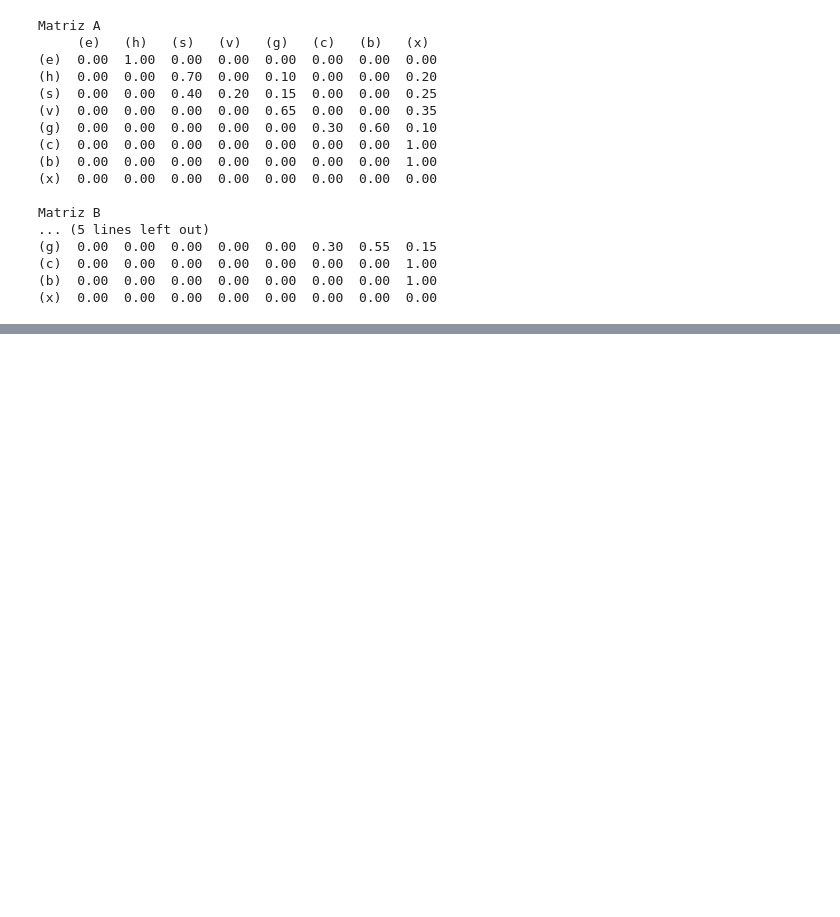
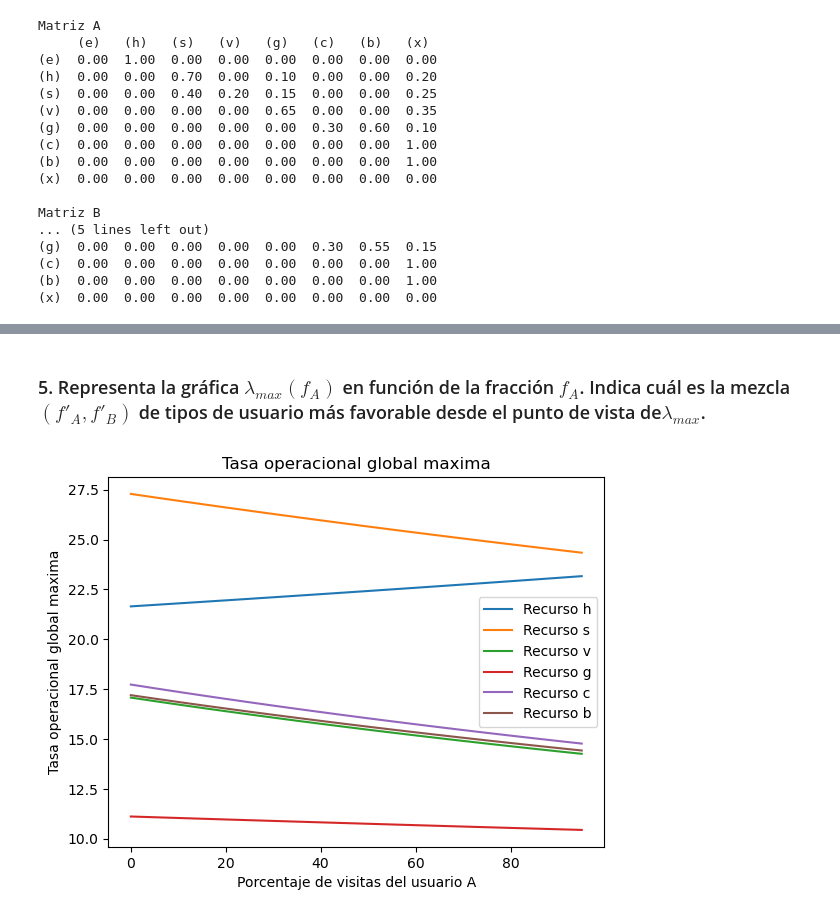
Before and after one commit to XMG2/Simulacion_Prestaciones_Web, a Jupyter notebook: base.ipynb, the cells around one changed output, grey strips where cells are left out. Cells and saved outputs as stored; diff of their text form; code cells hidden in the pictures; blank space fills up the shorter version.

```diff
--- a/base.ipynb
+++ b/base.ipynb
@@ -126,0 +354,32 @@ utils.cal_tiempo_res_op(D[:, 0], tasas, N)
+# %% [markdown]
+### 5. Representa la gráfica $\lambda_{max}(f_A)$ en función de la fracción $f_A$. Indica cuál es la mezcla $(f'_A, f'_B)$ de tipos de usuario más favorable desde el punto de vista de$\lambda_{max}$.
+# %%
+tasa_op_global_max = []
+f_a = 0
+f_b = 1 - f_a
+while f_a <= 1:
+    tasa_op_global_maximos = []
+    for i in range(len(N)):
+        tasa_op_global_maximos.append(1 / (np.sum((v_a * f_a + v_b * f_b) * D[:, i])))
+    tasa_op_global_max.append(tasa_op_global_maximos)
+    f_a += 0.05
+    f_b = 1 - f_a
+
+# Tiempo de respuesta para cada operacion (Tr)
+
+# Array con los nombres recursos: e, h, s, v, g, c, b, x (x es el estado de salida, e es el estado de entrada)
+R = ["h", "s", "v", "g", "c", "b"]
+for i in range(len(R)):
+    plt.plot(
+        [i for i in range(0, 100, 5)],
+        [tasa_op_global_max[j][i] for j in range(len(tasa_op_global_max))],
+        label=f"Recurso {R[i]}",
+    )
+
+plt.title("Tasa operacional global maxima")
+plt.xlabel("Porcentaje de visitas del usuario A")
+plt.ylabel("Tasa operacional global maxima")
+plt.legend()
+plt.show()
+# %% [output]
+[figure, added]
```
Also changed, not shown: parts of 28 cells of this notebook, 1 other file.
